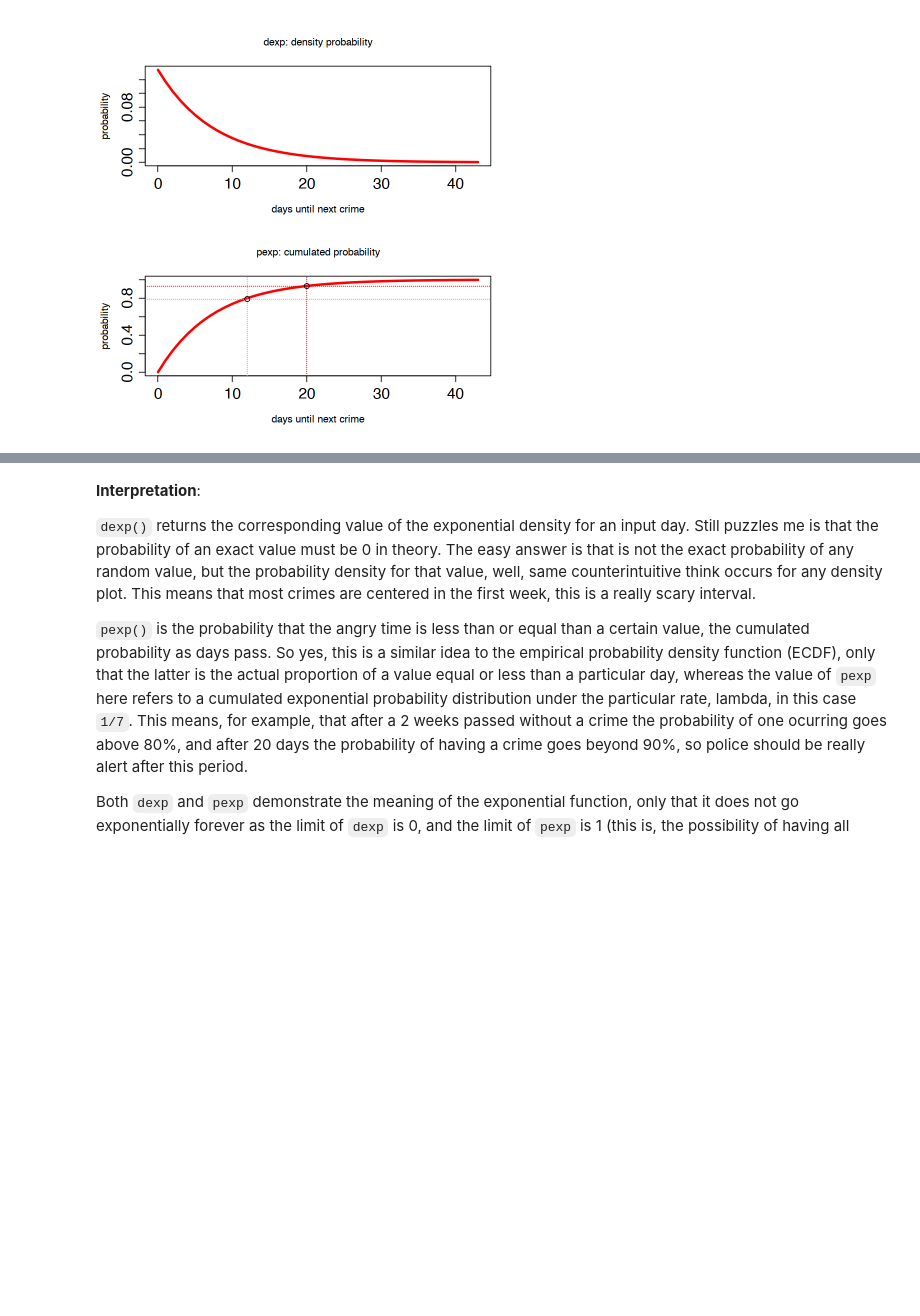
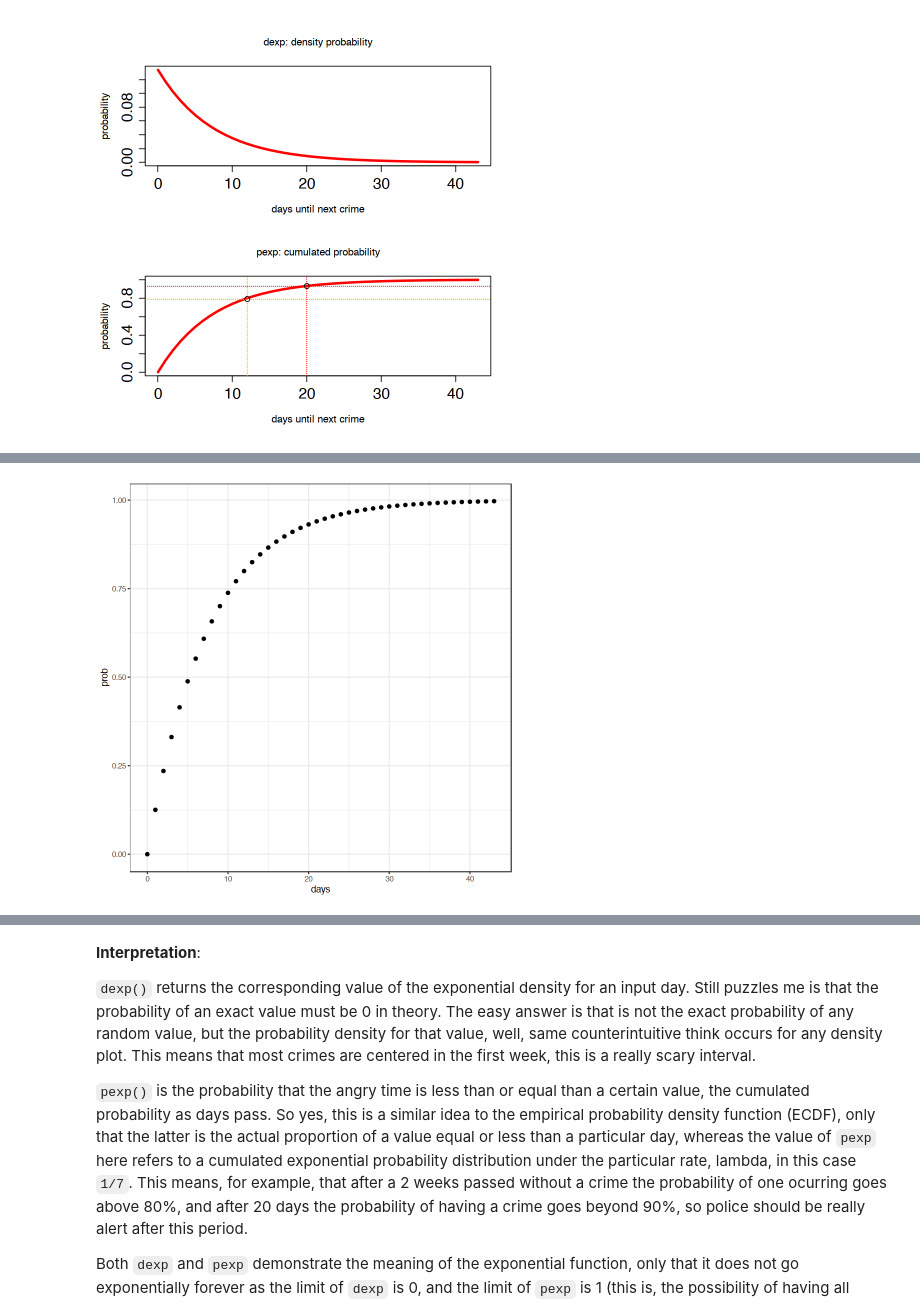
Before and after one commit to norberello/fitting-exponential-car-intervals, a Jupyter notebook: gender-based crimes in Spain 2020.ipynb, the cells around one changed output, grey strips where cells are left out. Saved outputs shown, nothing was run; the diff lists cells and outputs as text; code cells hidden in the pictures; blank space fills up the shorter version.

```diff
--- a/gender-based crimes in Spain 2020.ipynb
+++ b/gender-based crimes in Spain 2020.ipynb
@@ -94,0 +109,5 @@ df<-data.frame(days=sample,prob=prob)#for ggpplot2
+# %%
+library(ggplot2)
+ggplot(data=df,aes(days,prob))+geom_point()+theme_bw()
+# %% [output]
+[figure, added]
```
Also changed, not shown: parts of 9 cells of this notebook.
